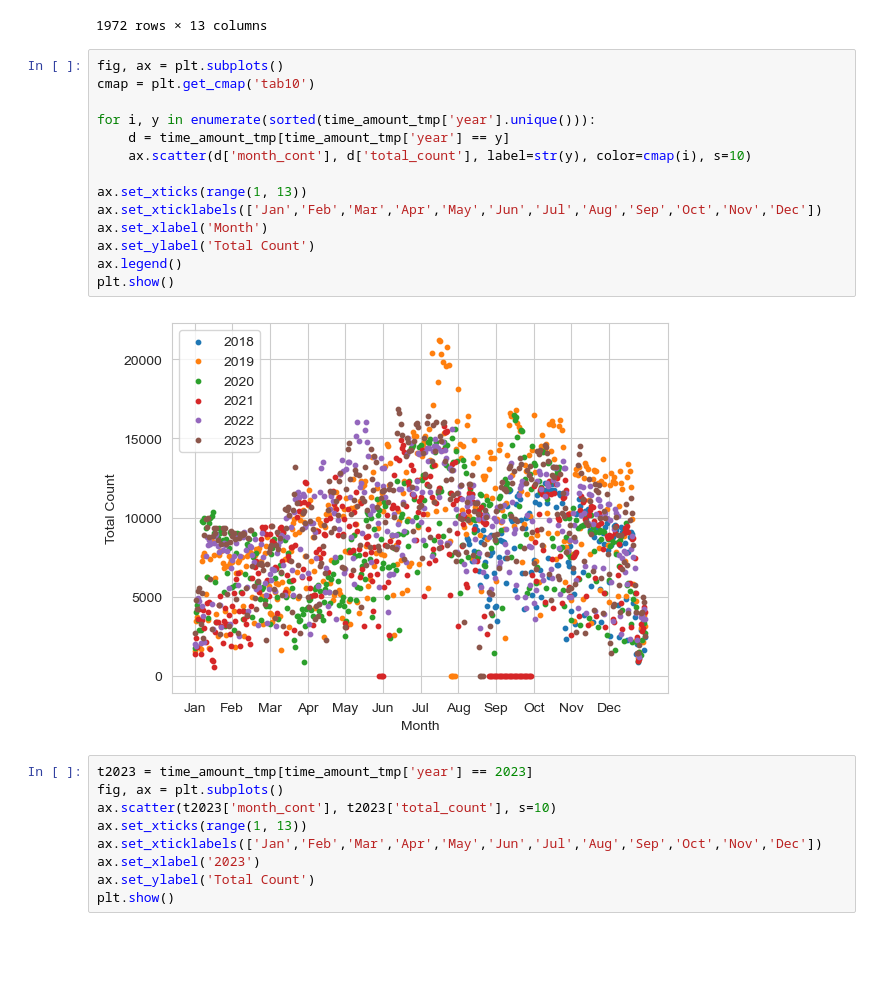
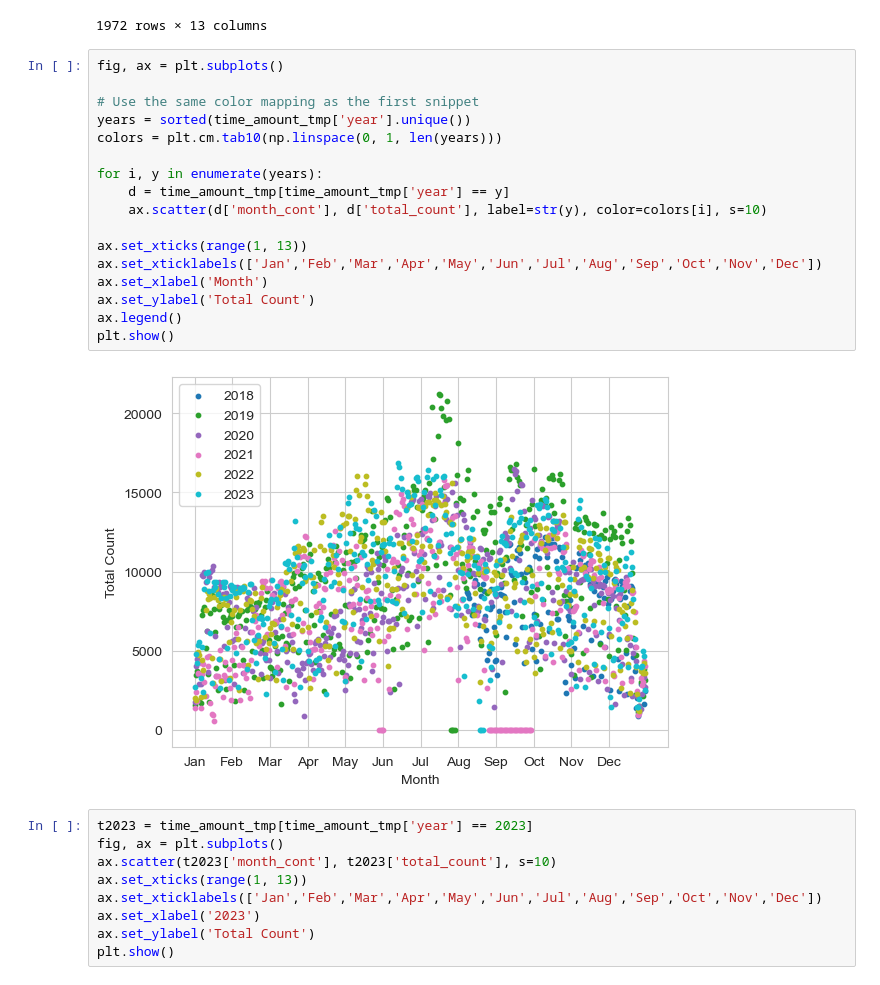
Before and after one commit to LordOfReinkeness/stochastik_SoSe25, a Jupyter notebook: fahrraeder.ipynb, the cells around one changed output. Saved outputs shown, nothing was run; the diff lists cells and outputs as text; blank space fills up the shorter version.

```diff
--- a/fahrraeder.ipynb
+++ b/fahrraeder.ipynb
@@ -280,20 +281,23 @@ time_amount_tmp
 1972 rows × 13 columns
 # %%
 fig, ax = plt.subplots()
-cmap = plt.get_cmap('tab10')
 
-for i, y in enumerate(sorted(time_amount_tmp['year'].unique())):
+# Use the same color mapping as the first snippet
+years = sorted(time_amount_tmp['year'].unique())
+colors = plt.cm.tab10(np.linspace(0, 1, len(years)))
+
+for i, y in enumerate(years):
     d = time_amount_tmp[time_amount_tmp['year'] == y]
-    ax.scatter(d['month_cont'], d['total_count'], label=str(y), color=cmap(i), s=10)
+    ax.scatter(d['month_cont'], d['total_count'], label=str(y), color=colors[i], s=10)
 
 ax.set_xticks(range(1, 13))
 ax.set_xticklabels(['Jan','Feb','Mar','Apr','May','Jun','Jul','Aug','Sep','Oct','Nov','Dec'])
 ax.set_xlabel('Month')
 ax.set_ylabel('Total Count')
 ax.legend()
 plt.show()
 # %% [output]
-[figure, old version]
+[figure, new version]
 # %%
 t2023 = time_amount_tmp[time_amount_tmp['year'] == 2023]
 fig, ax = plt.subplots()
```
Also changed, not shown: parts of 5 cells of this notebook.
